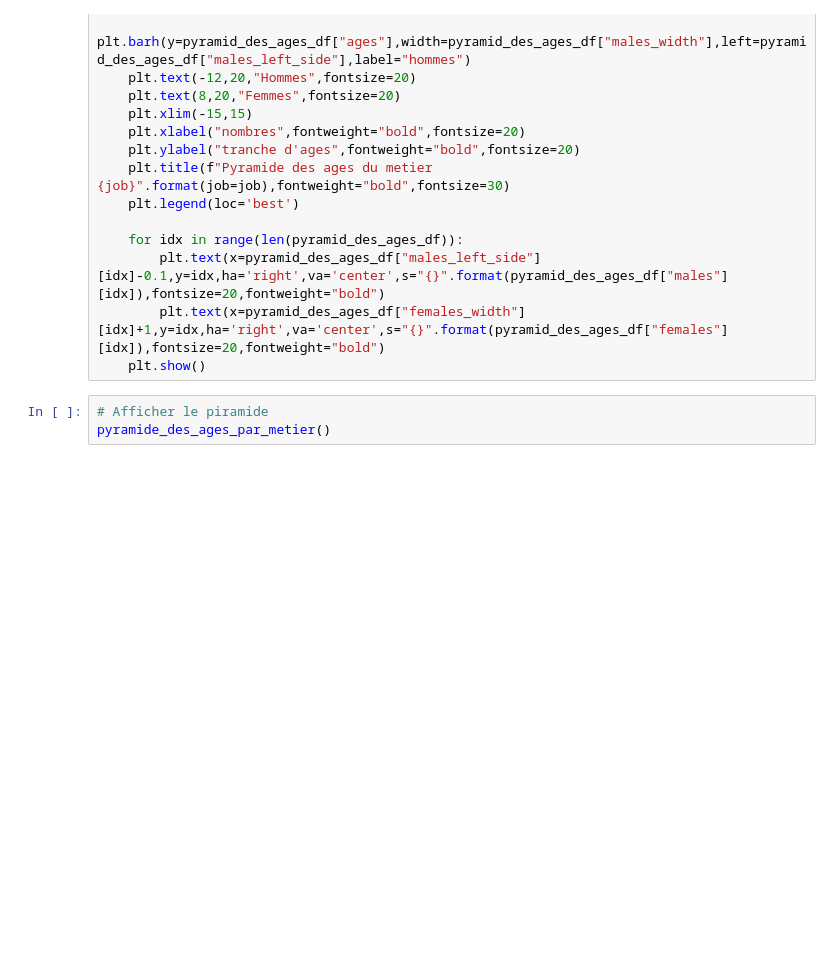
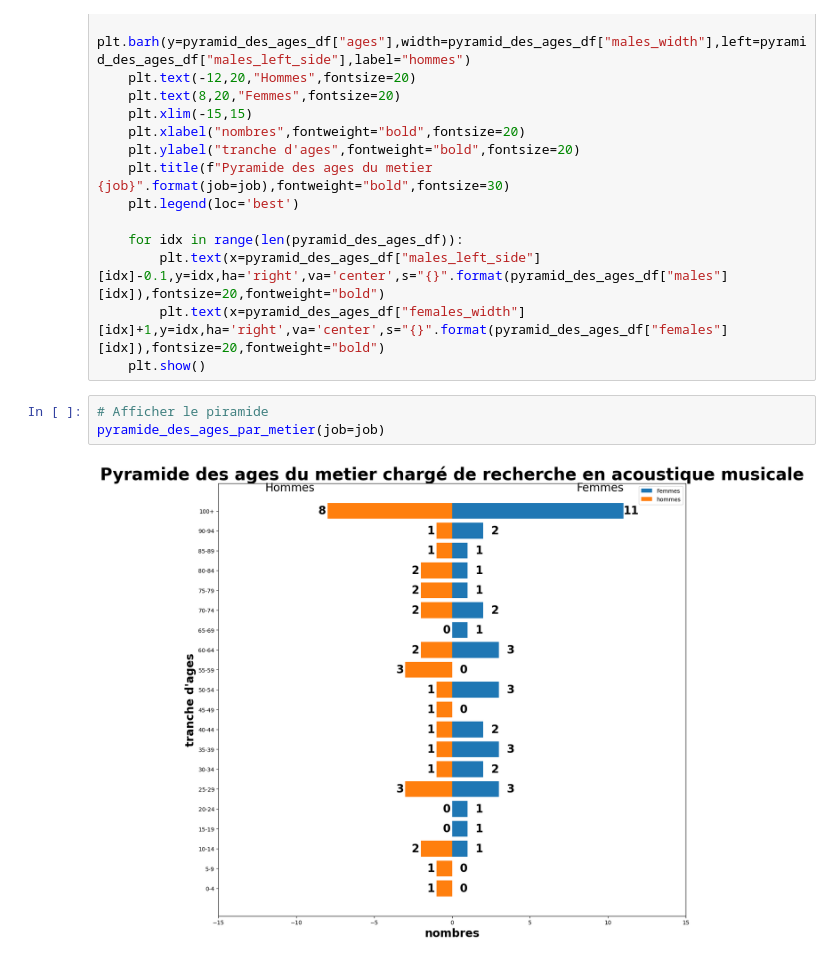
Before and after one commit to thabel/pythonProject, a Jupyter notebook: main.ipynb, the cells around one changed output. Saved outputs shown, nothing was run; the diff lists cells and outputs as text; blank space fills up the shorter version.

```diff
--- a/main.ipynb
+++ b/main.ipynb
@@ -142,6 +154,8 @@ def pyramide_des_ages_par_metier(job=job):
     plt.show()
 # %%
 # Afficher le piramide
-pyramide_des_ages_par_metier()
+pyramide_des_ages_par_metier(job=job)
+# %% [output]
+[figure, added]
 # %%
 12+12
```
Also changed, not shown: parts of 4 cells of this notebook.
